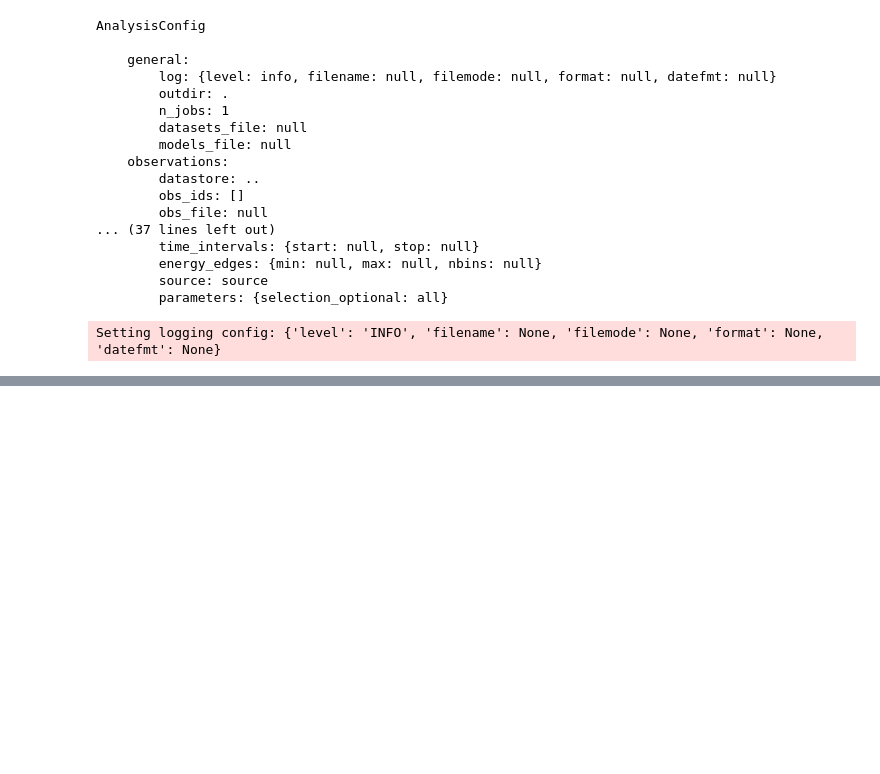
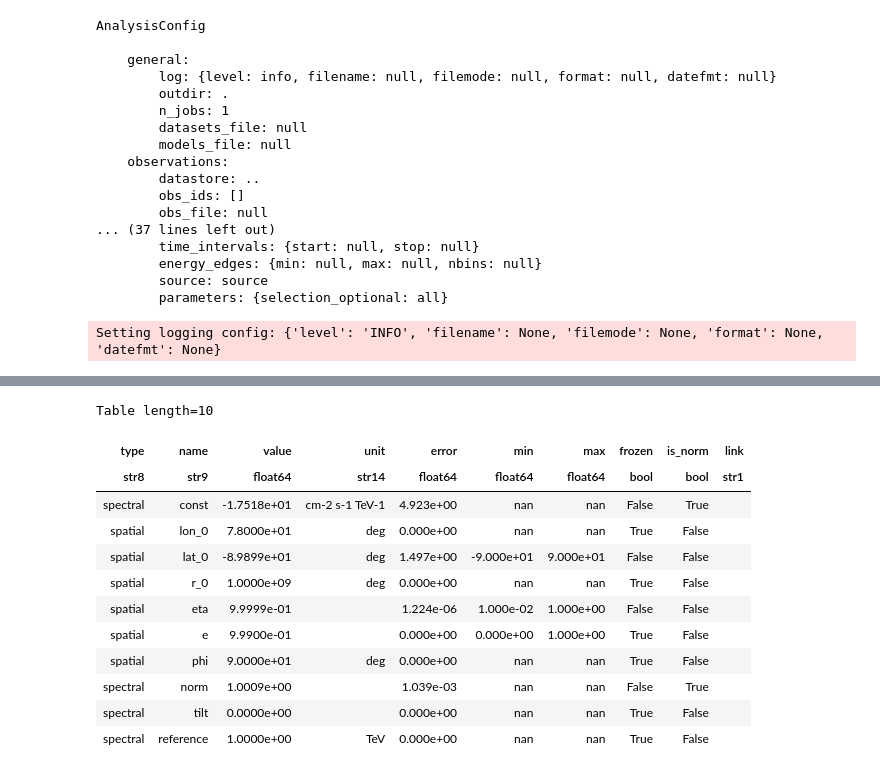
Before and after one commit to Tutanto/GammaCygni, a Jupyter notebook: fitting.ipynb, the cells around one changed output, grey strips where cells are left out. Cells and saved outputs as stored; diff of their text form; code cells hidden in the pictures; blank space fills up the shorter version.

```diff
--- a/fitting.ipynb
+++ b/fitting.ipynb
@@ -177,0 +272,16 @@ Computing excess maps.
+# %%
+analysis.fit_result.parameters.to_table()
+# %% [output]
+Table length=10
+| type | name | value | unit | error | min | max | frozen | is_norm | link |
+| str8 | str9 | float64 | str14 | float64 | float64 | float64 | bool | bool | str1 |
+| spectral | const | -1.7518e+01 | cm-2 s-1 TeV-1 | 4.923e+00 | nan | nan | False | True |  |
+| spatial | lon_0 | 7.8000e+01 | deg | 0.000e+00 | nan | nan | True | False |  |
+| spatial | lat_0 | -8.9899e+01 | deg | 1.497e+00 | -9.000e+01 | 9.000e+01 | False | False |  |
+| spatial | r_0 | 1.0000e+09 | deg | 0.000e+00 | nan | nan | True | False |  |
+| spatial | eta | 9.9999e-01 |  | 1.224e-06 | 1.000e-02 | 1.000e+00 | False | False |  |
+| spatial | e | 9.9900e-01 |  | 0.000e+00 | 0.000e+00 | 1.000e+00 | True | False |  |
+| spatial | phi | 9.0000e+01 | deg | 0.000e+00 | nan | nan | True | False |  |
+| spectral | norm | 1.0009e+00 |  | 1.039e-03 | nan | nan | False | True |  |
+| spectral | tilt | 0.0000e+00 |  | 0.000e+00 | nan | nan | True | False |  |
+| spectral | reference | 1.0000e+00 | TeV | 0.000e+00 | nan | nan | True | False |  |
```
Also changed, not shown: parts of 13 cells of this notebook, 1 other file.
